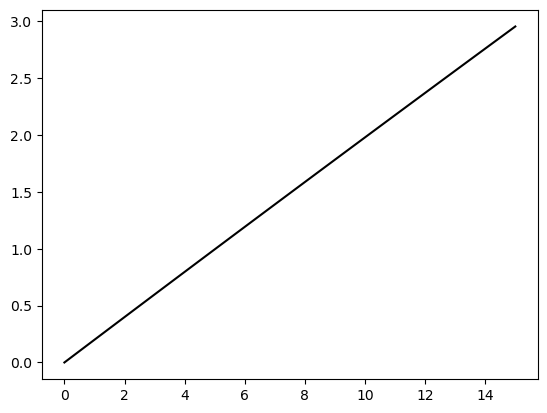
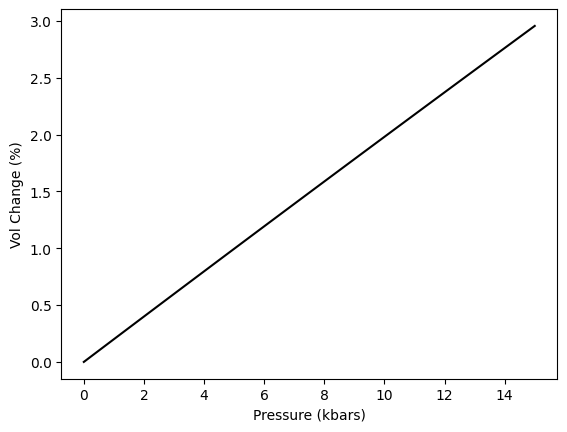
The change to this notebook cell's code, shown as a diff; its figure went from the first image to the second:
--- before
+++ after
@@ -3,2 +3,4 @@
 
 plt.plot(np.linspace(0, 15, 100), test_vol_increase_Fig1, '-k')
+plt.xlabel('Pressure (kbars)')
+plt.ylabel('Vol Change (%)')

Commit: set Ne to not be weighted least squares.